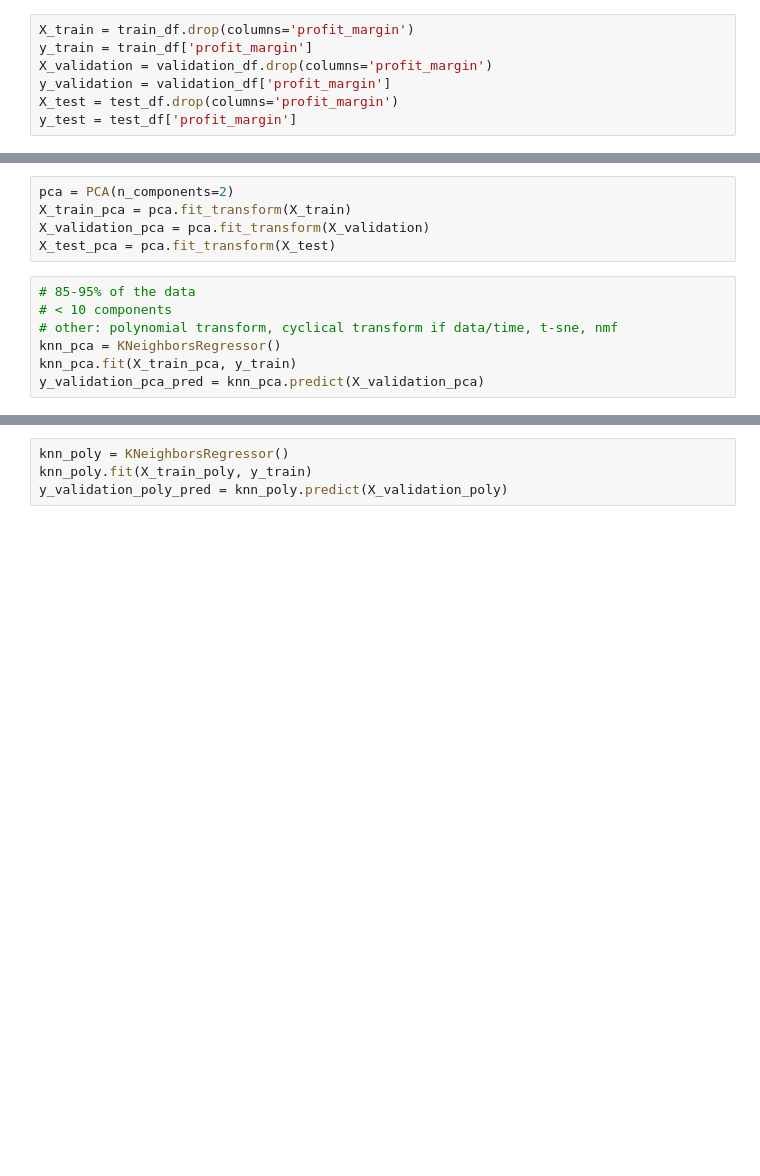
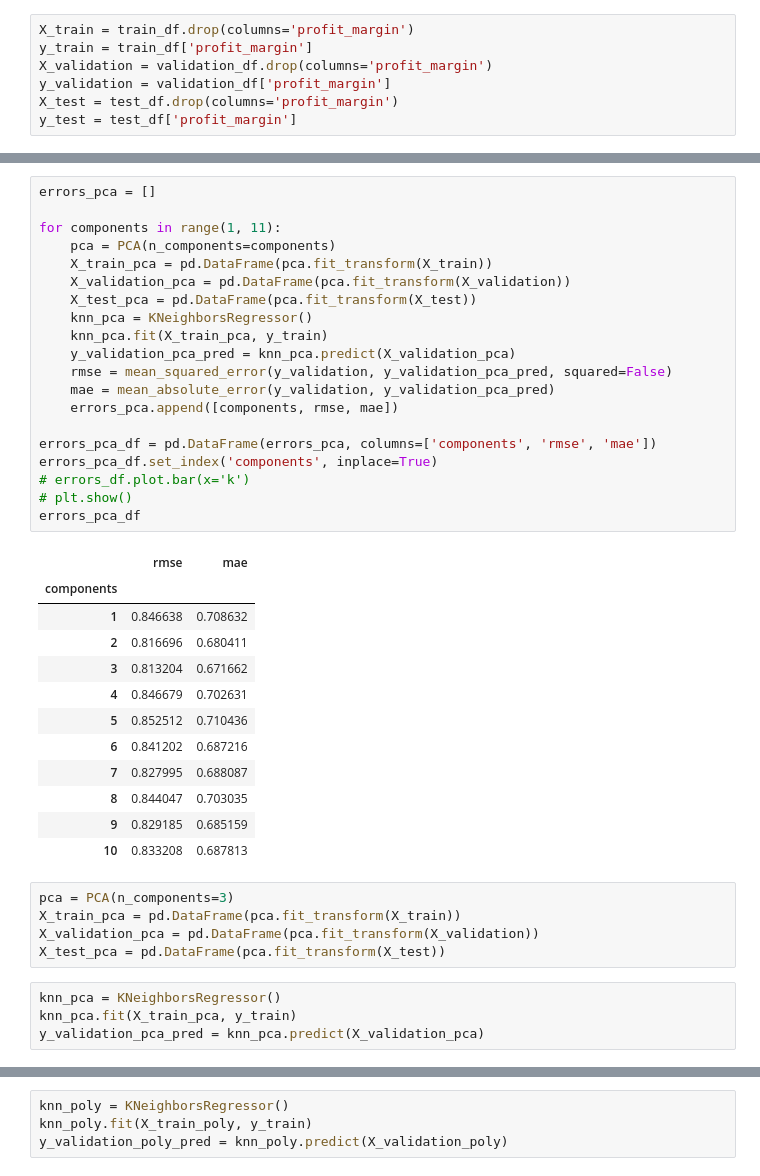
Before and after one commit to hscottvo/CS235-Project, a Jupyter notebook: knn.ipynb, the cells around one changed output, grey strips where cells are left out. Saved outputs shown, nothing was run; the diff lists cells and outputs as text; blank space fills up the shorter version.

Commit message:
Hyperparameter tuning for KNN and feature transforms

```diff
--- a/knn.ipynb
+++ b/knn.ipynb
@@ -58,12 +105,42 @@ mean_absolute_error(y_validation, y_validation_pred)
 # %%
-pca = PCA(n_components=2)
-X_train_pca = pca.fit_transform(X_train)
-X_validation_pca = pca.fit_transform(X_validation)
-X_test_pca = pca.fit_transform(X_test)
+errors_pca = []
+
+for components in range(1, 11):
+    pca = PCA(n_components=components)
+    X_train_pca = pd.DataFrame(pca.fit_transform(X_train))
+    X_validation_pca = pd.DataFrame(pca.fit_transform(X_validation))
+    X_test_pca = pd.DataFrame(pca.fit_transform(X_test))
+    knn_pca = KNeighborsRegressor()
+    knn_pca.fit(X_train_pca, y_train)
+    y_validation_pca_pred = knn_pca.predict(X_validation_pca)
+    rmse = mean_squared_error(y_validation, y_validation_pca_pred, squared=False)
+    mae = mean_absolute_error(y_validation, y_validation_pca_pred)
+    errors_pca.append([components, rmse, mae])
+
+errors_pca_df = pd.DataFrame(errors_pca, columns=['components', 'rmse', 'mae'])
+errors_pca_df.set_index('components', inplace=True)
+# errors_df.plot.bar(x='k')
+# plt.show()
+errors_pca_df
+# %% [output]
+|  | rmse | mae |
+| components |  |  |
+| 1 | 0.846638 | 0.708632 |
+| 2 | 0.816696 | 0.680411 |
+| 3 | 0.813204 | 0.671662 |
+| 4 | 0.846679 | 0.702631 |
+| 5 | 0.852512 | 0.710436 |
+| 6 | 0.841202 | 0.687216 |
+| 7 | 0.827995 | 0.688087 |
+| 8 | 0.844047 | 0.703035 |
+| 9 | 0.829185 | 0.685159 |
+| 10 | 0.833208 | 0.687813 |
+# %%
+pca = PCA(n_components=3)
+X_train_pca = pd.DataFrame(pca.fit_transform(X_train))
+X_validation_pca = pd.DataFrame(pca.fit_transform(X_validation))
+X_test_pca = pd.DataFrame(pca.fit_transform(X_test))
 # %%
-# 85-95% of the data
-# < 10 components
-# other: polynomial transform, cyclical transform if data/time, t-sne, nmf
 knn_pca = KNeighborsRegressor()
 knn_pca.fit(X_train_pca, y_train)
 y_validation_pca_pred = knn_pca.predict(X_validation_pca)
```
Also changed, not shown: parts of 36 cells of this notebook.
